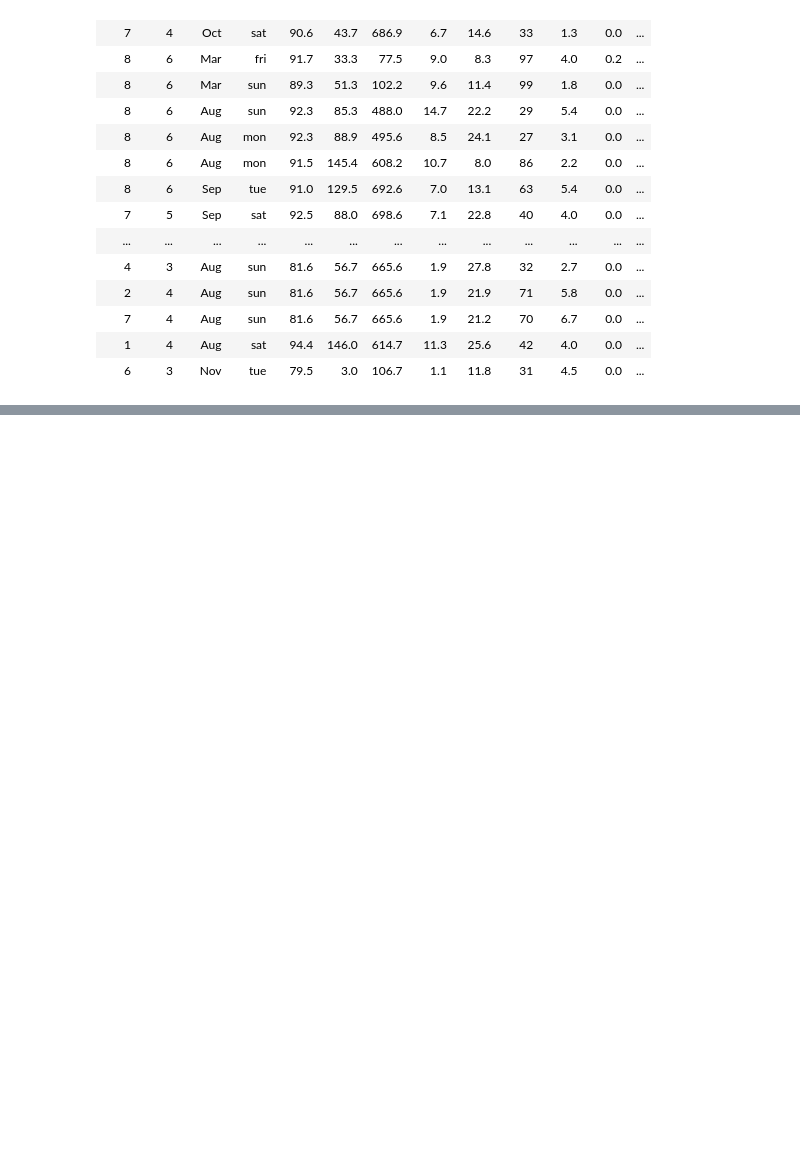
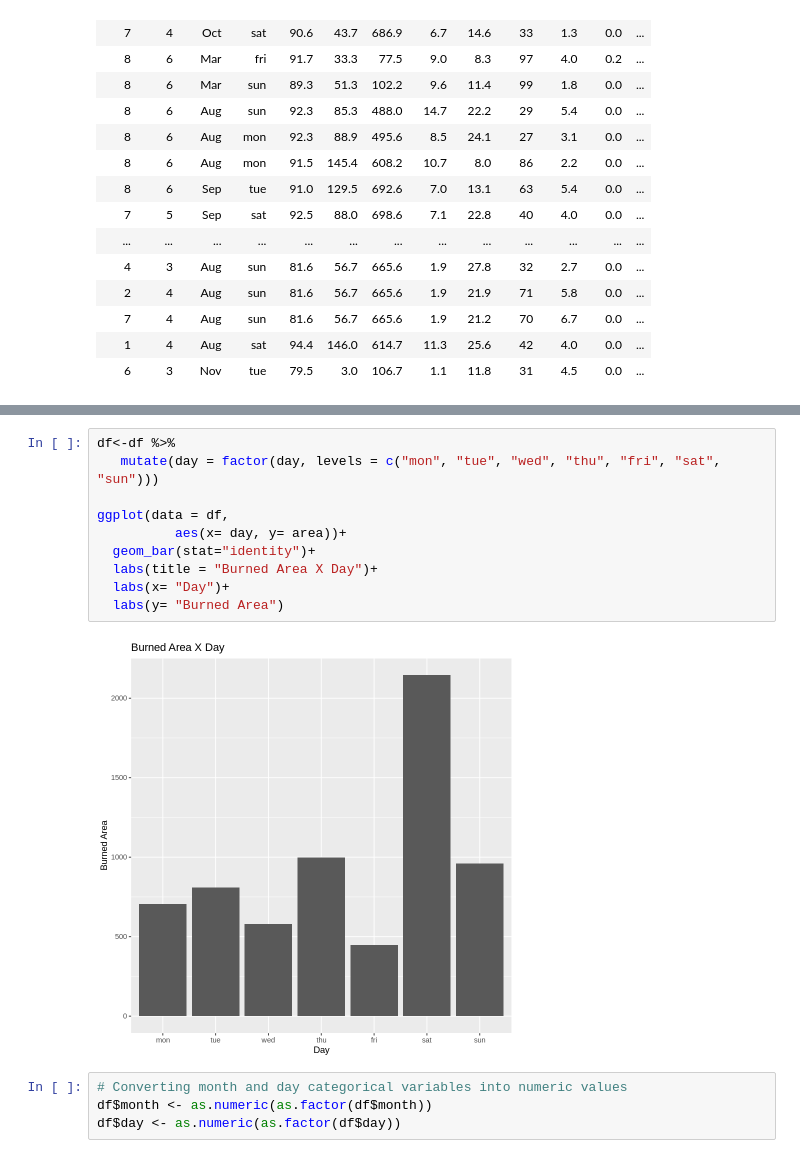
Before and after one commit to masp42/integrate_CA, a Jupyter notebook: Marcelo_Pugliesi_Mohamed_AI_DV_DP_ICA.ipynb, the cells around one changed output, grey strips where cells are left out. Drawn from its saved outputs; the diff is of its cells as text; blank space fills up the shorter version.

```diff
--- a/Marcelo_Pugliesi_Mohamed_AI_DV_DP_ICA.ipynb
+++ b/Marcelo_Pugliesi_Mohamed_AI_DV_DP_ICA.ipynb
@@ -145,0 +161,16 @@ ggplot(fireinmonths) +
+# %%
+df<-df %>%
+   mutate(day = factor(day, levels = c("mon", "tue", "wed", "thu", "fri", "sat", "sun")))
+
+ggplot(data = df,
+          aes(x= day, y= area))+
+  geom_bar(stat="identity")+
+  labs(title = "Burned Area X Day")+
+  labs(x= "Day")+
+  labs(y= "Burned Area")
+# %% [output]
+[figure, added]
+# %%
+# Converting month and day categorical variables into numeric values
+df$month <- as.numeric(as.factor(df$month))
+df$day <- as.numeric(as.factor(df$day))
```
Also changed, not shown: parts of 17 cells of this notebook.
